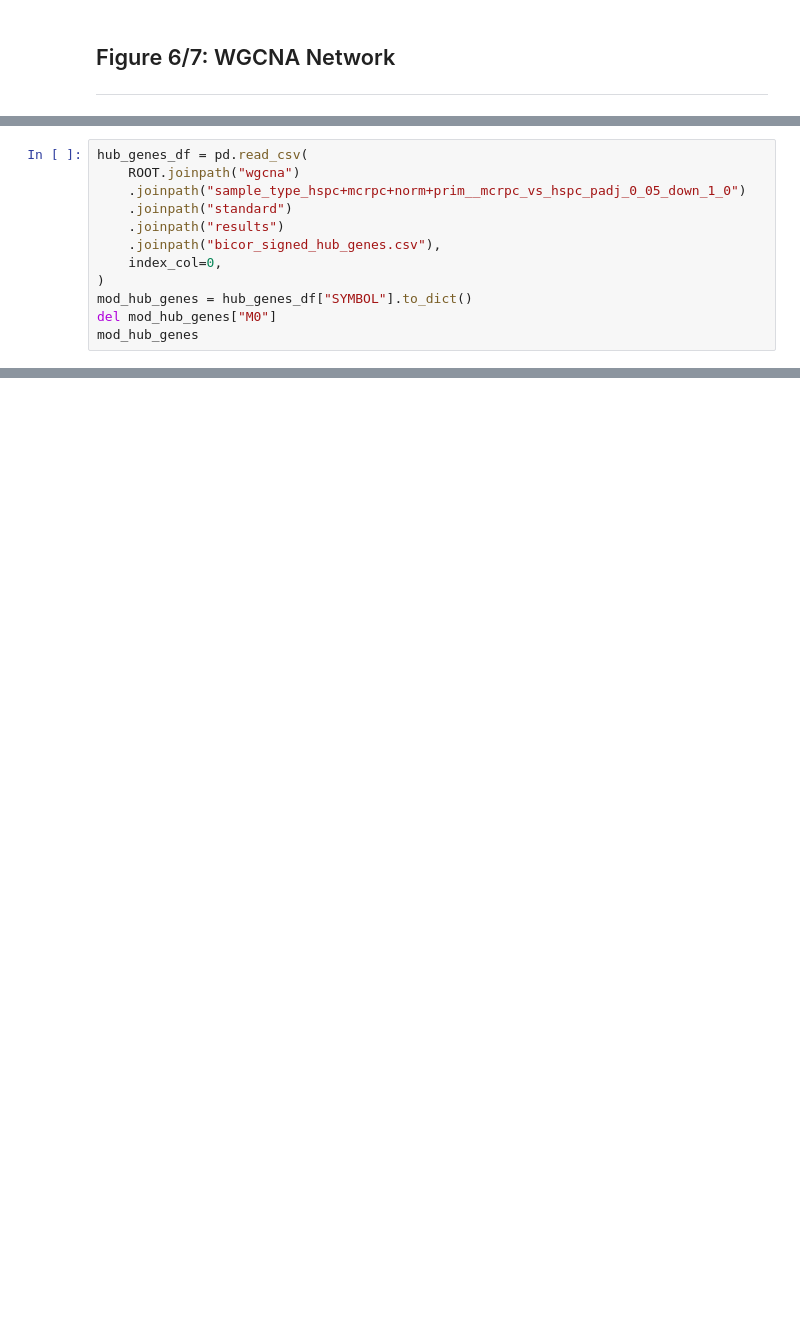
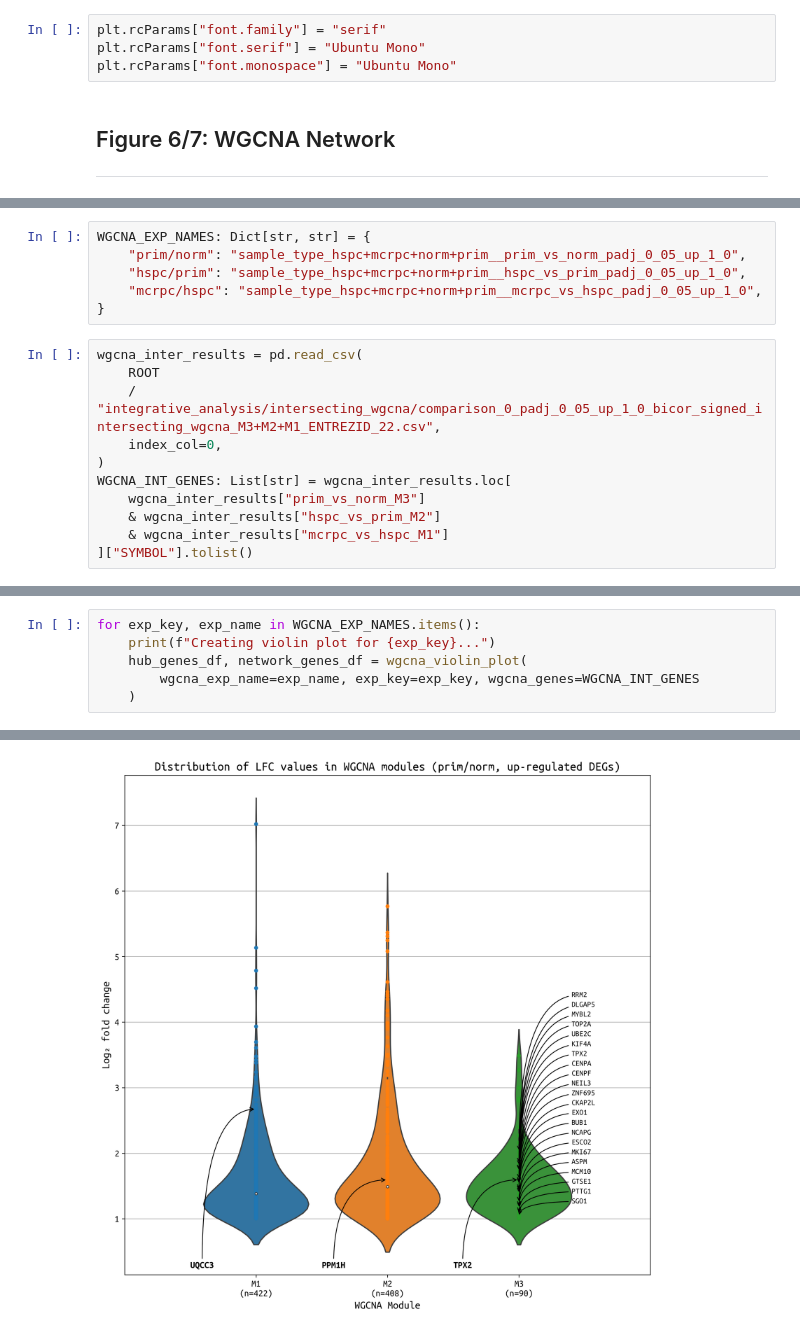
Before and after one commit to CarlosUziel/pca_wgcna_ml, a Jupyter notebook: notebooks/paper_figures.ipynb, the cells around one changed output, grey strips where cells are left out. Cells and saved outputs as stored; diff of their text form; blank space fills up the shorter version.

Commit message:
Update WGCNA figures.

```diff
--- a/notebooks/paper_figures.ipynb
+++ b/notebooks/paper_figures.ipynb
@@ -17,6 +17,10 @@ sys.path.append(src_path)
 ROOT: Path = Path("/media/ssd/Perez/storage/PCTA_WCDT_GSE221601_FILTERED")
 FIGURES_PATH: Path = ROOT.joinpath("manuscript_figures")
 FIGURES_PATH.mkdir(parents=True, exist_ok=True)
+# %%
+plt.rcParams["font.family"] = "serif"
+plt.rcParams["font.serif"] = "Ubuntu Mono"
+plt.rcParams["font.monospace"] = "Ubuntu Mono"
 # %% [markdown]
 ## Figure 6/7: WGCNA Network
 
@@ -562,12 +27,0 @@ plt.savefig(FIGURES_PATH.joinpath("wgcna_mcrpc_hspc_up.svg"))
-# %%
-hub_genes_df = pd.read_csv(
-    ROOT.joinpath("wgcna")
-    .joinpath("sample_type_hspc+mcrpc+norm+prim__mcrpc_vs_hspc_padj_0_05_down_1_0")
-    .joinpath("standard")
-    .joinpath("results")
-    .joinpath("bicor_signed_hub_genes.csv"),
-    index_col=0,
-)
-mod_hub_genes = hub_genes_df["SYMBOL"].to_dict()
-del mod_hub_genes["M0"]
-mod_hub_genes
@@ -665,0 +30,17 @@ plt.savefig(FIGURES_PATH.joinpath("wgcna_mcrpc_hspc_down.svg"))
+# %%
+WGCNA_EXP_NAMES: Dict[str, str] = {
+    "prim/norm": "sample_type_hspc+mcrpc+norm+prim__prim_vs_norm_padj_0_05_up_1_0",
+    "hspc/prim": "sample_type_hspc+mcrpc+norm+prim__hspc_vs_prim_padj_0_05_up_1_0",
+    "mcrpc/hspc": "sample_type_hspc+mcrpc+norm+prim__mcrpc_vs_hspc_padj_0_05_up_1_0",
+}
+# %%
+wgcna_inter_results = pd.read_csv(
+    ROOT
+    / "integrative_analysis/intersecting_wgcna/comparison_0_padj_0_05_up_1_0_bicor_signed_intersecting_wgcna_M3+M2+M1_ENTREZID_22.csv",
+    index_col=0,
+)
+WGCNA_INT_GENES: List[str] = wgcna_inter_results.loc[
+    wgcna_inter_results["prim_vs_norm_M3"]
+    & wgcna_inter_results["hspc_vs_prim_M2"]
+    & wgcna_inter_results["mcrpc_vs_hspc_M1"]
+]["SYMBOL"].tolist()
@@ -665,0 +192,7 @@ plt.savefig(FIGURES_PATH.joinpath("wgcna_mcrpc_hspc_down.svg"))
+# %%
+for exp_key, exp_name in WGCNA_EXP_NAMES.items():
+    print(f"Creating violin plot for {exp_key}...")
+    hub_genes_df, network_genes_df = wgcna_violin_plot(
+        wgcna_exp_name=exp_name, exp_key=exp_key, wgcna_genes=WGCNA_INT_GENES
+    )
+# %% [output]
@@ -665,0 +202 @@ plt.savefig(FIGURES_PATH.joinpath("wgcna_mcrpc_hspc_down.svg"))
+[figure, added]
```
Also changed, not shown: parts of 37 cells of this notebook, 2 other files.
